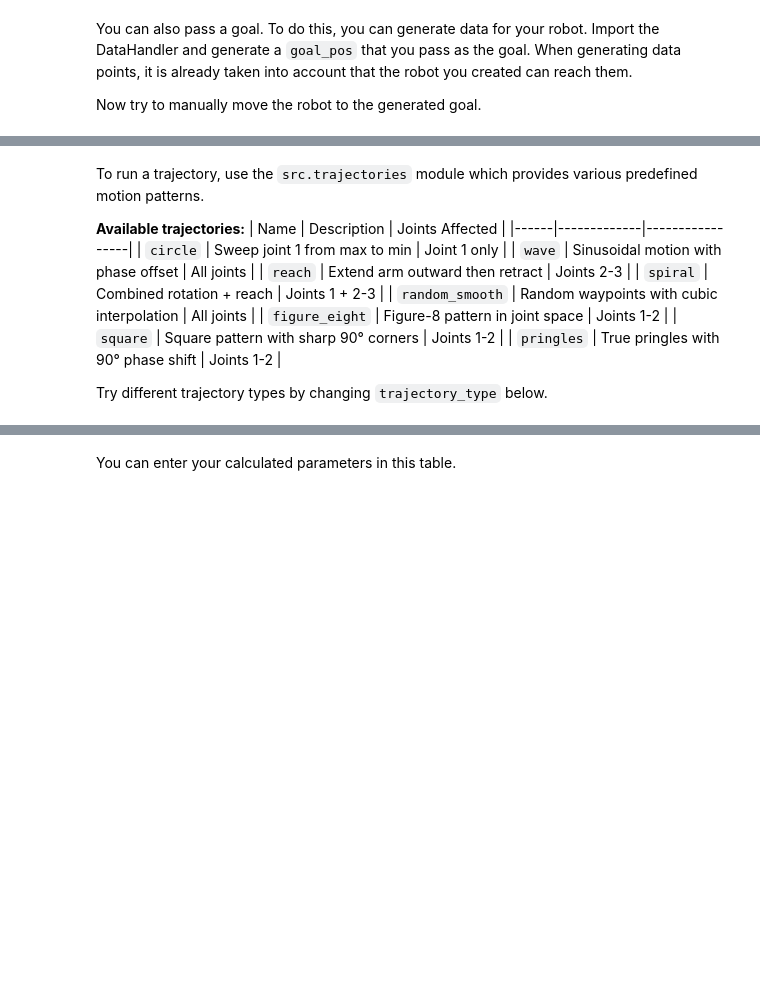
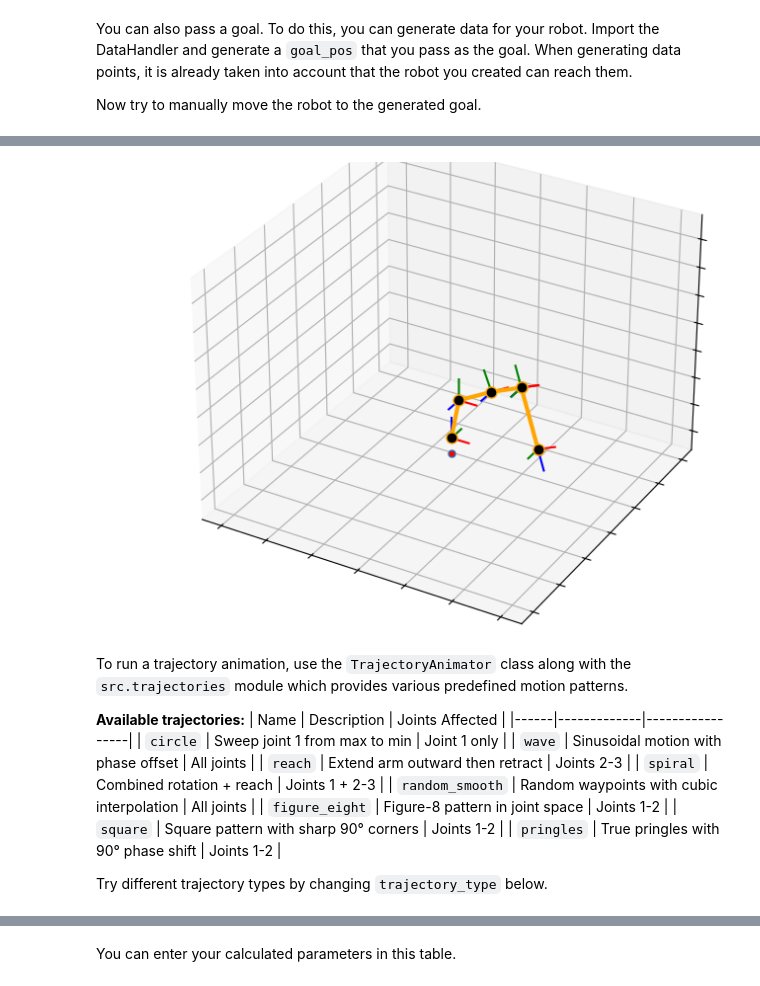
Before and after one commit to RoblabWh/DL-inversekinematic, a Jupyter notebook: 1-Robotsimulation-and-DH-Transformation.ipynb, the cells around one changed output, grey strips where cells are left out. Cells and saved outputs as stored; diff of their text form; code cells hidden in the pictures; blank space fills up the shorter version.

```diff
--- a/1-Robotsimulation-and-DH-Transformation.ipynb
+++ b/1-Robotsimulation-and-DH-Transformation.ipynb
@@ -98,5 +117,8 @@ datahandler.set_torch(False)
 # %%
 %matplotlib widget
 
-ani1 = RobotAnimation(youbot)
-ani1.manual_control(tcp[1][3::4])
+from src.robot_animation import RobotViewer
+
+viewer2 = RobotViewer(youbot)
+viewer2.manual_control(tcp[1][3::4])
+# %% [output]
@@ -103,5 +130,6 @@ ani1.manual_control(tcp[1][3::4])
+[figure, added]
 # %% [markdown]
-To run a trajectory, use the `src.trajectories` module which provides various predefined motion patterns.
+To run a trajectory animation, use the `TrajectoryAnimator` class along with the `src.trajectories` module which provides various predefined motion patterns.
 
 **Available trajectories:**
 | Name | Description | Joints Affected |
```
Also changed, not shown: parts of 10 cells of this notebook, 6 other files.
